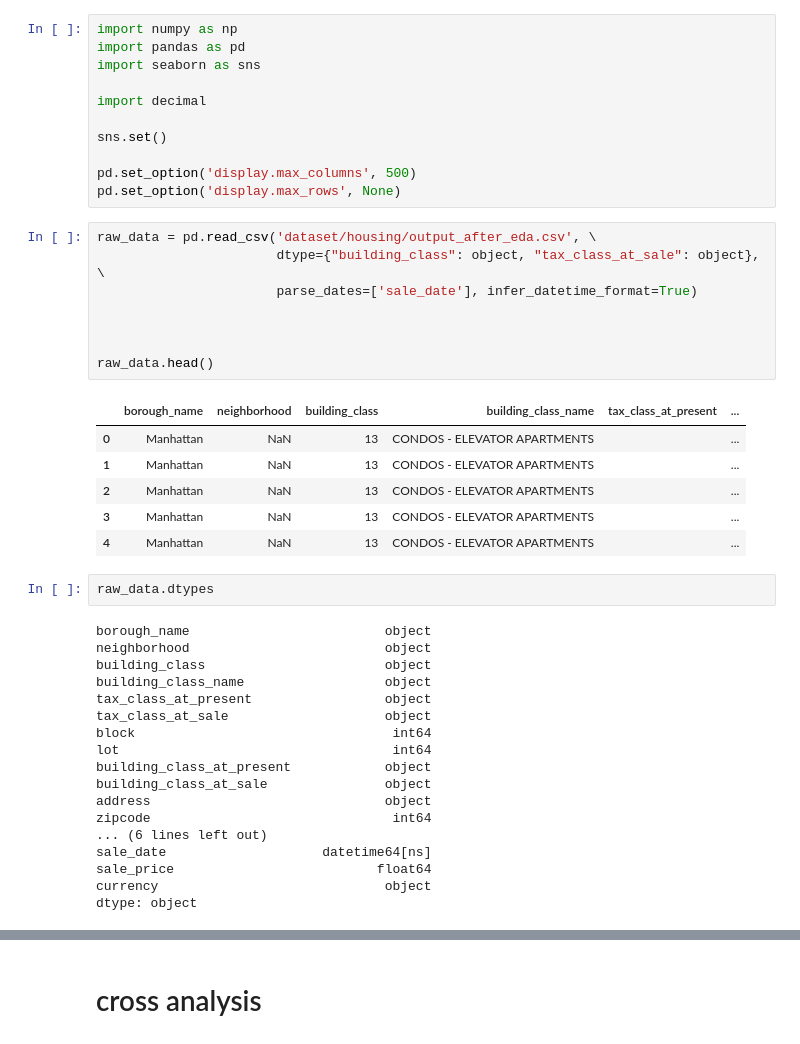
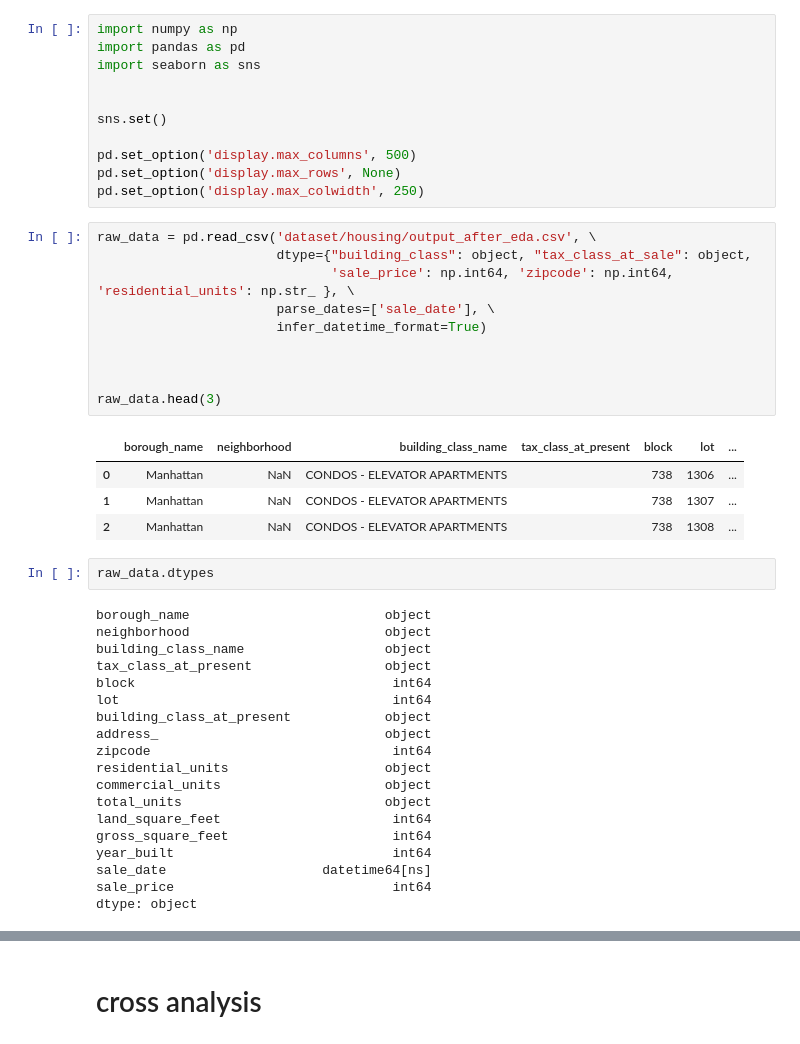
Before and after one commit to tansudasli/analytics-sandbox, a Jupyter notebook: real_estate_of_nyc_02_VISUALIZE.ipynb, the cells around one changed output, grey strips where cells are left out. Cells and saved outputs as stored; diff of their text form.

```diff
--- a/real_estate_of_nyc_02_VISUALIZE.ipynb
+++ b/real_estate_of_nyc_02_VISUALIZE.ipynb
@@ -42,46 +51,47 @@ import numpy as np
 import pandas as pd
 import seaborn as sns
 
-import decimal
 
 sns.set()
 
 pd.set_option('display.max_columns', 500)
 pd.set_option('display.max_rows', None)
+pd.set_option('display.max_colwidth', 250)
 # %%
 raw_data = pd.read_csv('dataset/housing/output_after_eda.csv', \
-                       dtype={"building_class": object, "tax_class_at_sale": object}, \
-                       parse_dates=['sale_date'], infer_datetime_format=True)
+                       dtype={"building_class": object, "tax_class_at_sale": object,
+                              'sale_price': np.int64, 'zipcode': np.int64, 'residential_units': np.str_ }, \
+                       parse_dates=['sale_date'], \
+                       infer_datetime_format=True)
 
 
 
-raw_data.head()
+raw_data.head(3)
 # %% [output]
-|  | borough_name | neighborhood | building_class | building_class_name | tax_class_at_present | ... |
-| 0 | Manhattan | NaN | 13 | CONDOS - ELEVATOR APARTMENTS |  | ... |
-| 1 | Manhattan | NaN | 13 | CONDOS - ELEVATOR APARTMENTS |  | ... |
-| 2 | Manhattan | NaN | 13 | CONDOS - ELEVATOR APARTMENTS |  | ... |
-| 3 | Manhattan | NaN | 13 | CONDOS - ELEVATOR APARTMENTS |  | ... |
-| 4 | Manhattan | NaN | 13 | CONDOS - ELEVATOR APARTMENTS |  | ... |
+|  | borough_name | neighborhood | building_class_name | tax_class_at_present | block | lot | ... |
+| 0 | Manhattan | NaN | CONDOS - ELEVATOR APARTMENTS |  | 738 | 1306 | ... |
+| 1 | Manhattan | NaN | CONDOS - ELEVATOR APARTMENTS |  | 738 | 1307 | ... |
+| 2 | Manhattan | NaN | CONDOS - ELEVATOR APARTMENTS |  | 738 | 1308 | ... |
 # %%
 raw_data.dtypes
 # %% [output]
 borough_name                         object
 neighborhood                         object
-building_class                       object
 building_class_name                  object
 tax_class_at_present                 object
-tax_class_at_sale                    object
 block                                 int64
 lot                                   int64
 building_class_at_present            object
-building_class_at_sale               object
-address                              object
+address_                             object
 zipcode                               int64
-... (6 lines left out)
+residential_units                    object
+commercial_units                     object
+total_units                          object
+land_square_feet                      int64
+gross_square_feet                     int64
+year_built                            int64
 sale_date                    datetime64[ns]
-sale_price                          float64
-currency                             object
+sale_price                            int64
 dtype: object
 # %%
 raw_data.describe(include='all')
```
Also changed, not shown: parts of 8 cells of this notebook.
